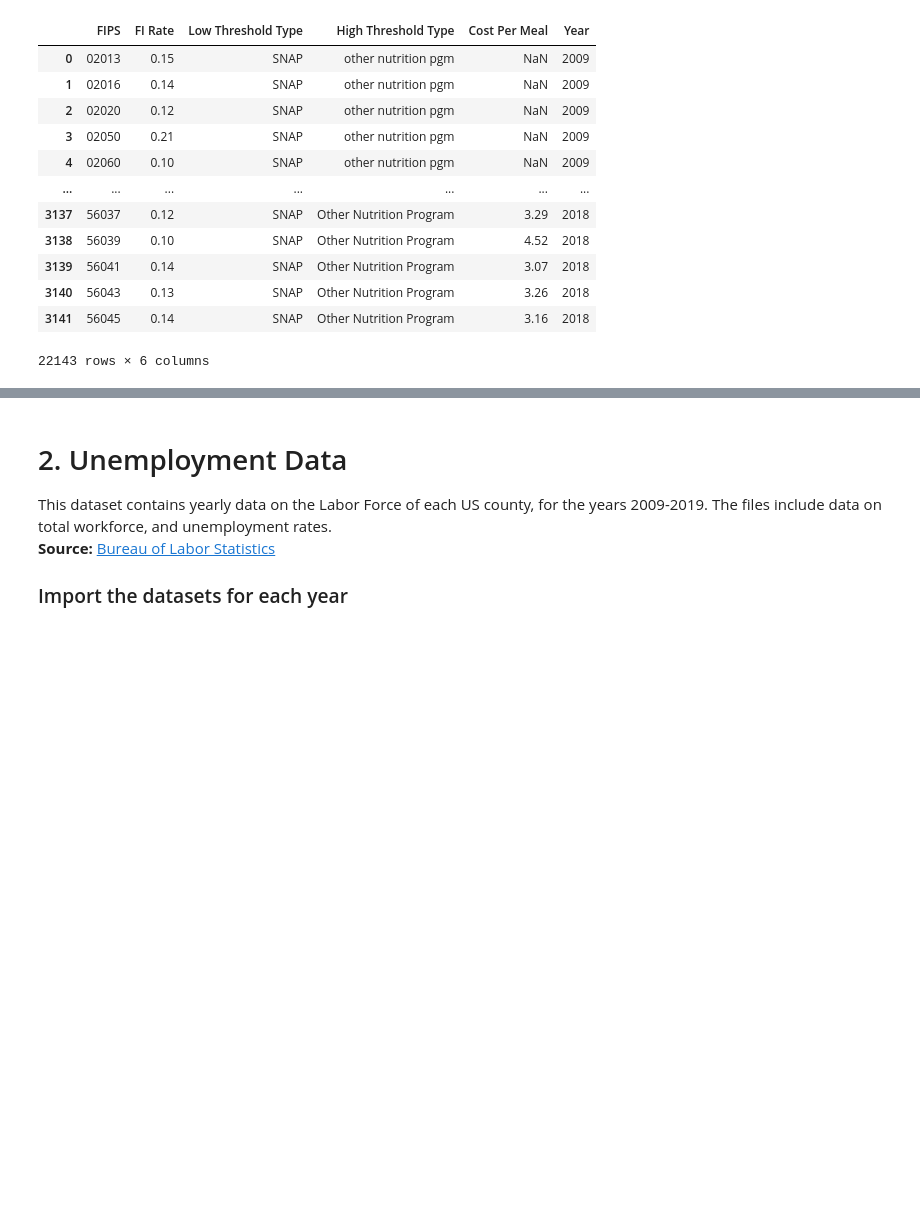
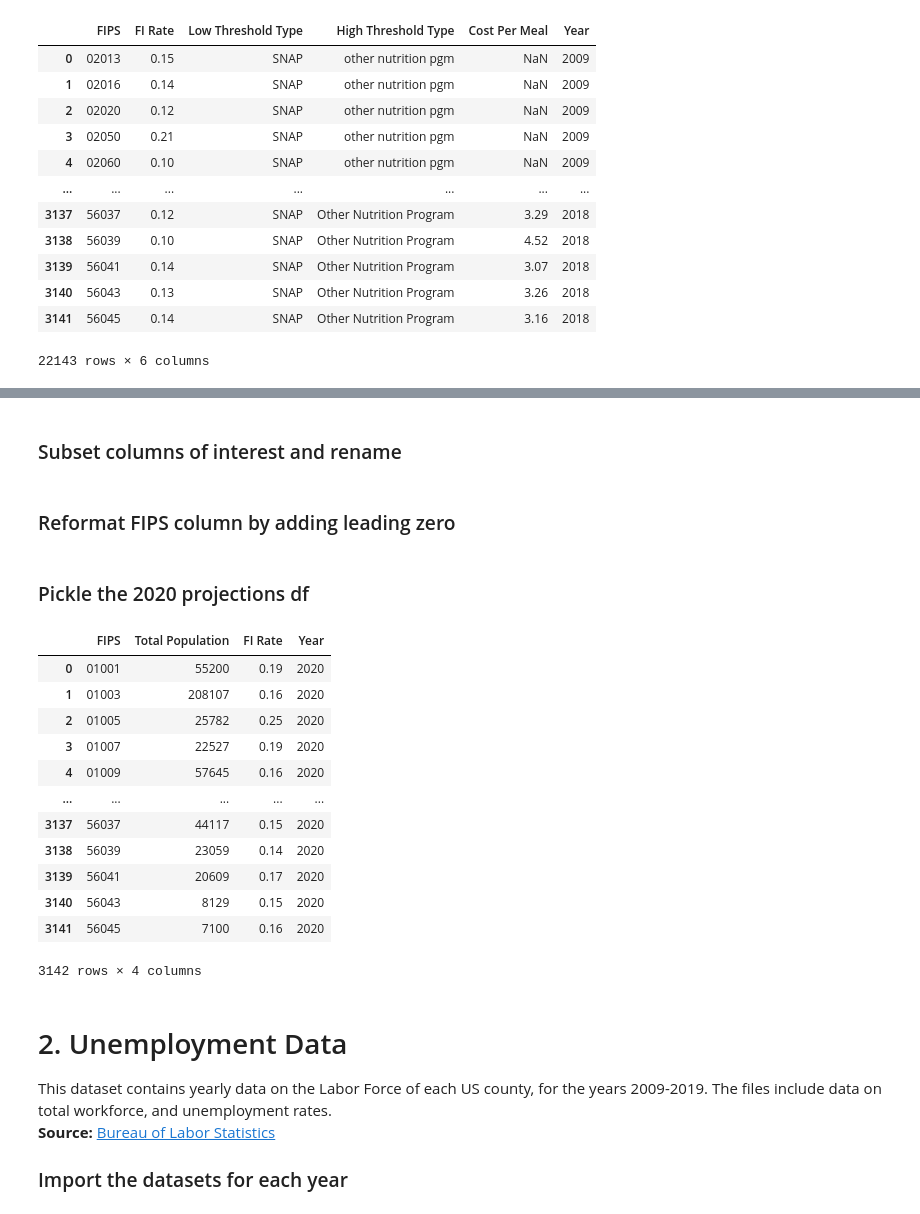
Before and after one commit to khyateed/projecting-food-insecurity, a Jupyter notebook: notebooks/cleaning_pt1.ipynb, the cells around one changed output, grey strips where cells are left out. Saved outputs shown, nothing was run; the diff lists cells and outputs as text; code cells hidden in the pictures; blank space fills up the shorter version.

```diff
--- a/notebooks/cleaning_pt1.ipynb
+++ b/notebooks/cleaning_pt1.ipynb
@@ -218,3 +219,37 @@ df_FA
+# %%
+# read in the projected data for 2020
+df_projection_20 = pd.read_excel(directory+'projection_10.2020.xlsx',sheet_name='County')
+# %% [markdown]
+### Subset columns of interest and rename
+# %%
+df_FA_20 = df_projection_20[['FIPS', 'Total Population',
+    '[Revised Projections – Oct 2020] \n2020 Food Insecurity  %']].rename(columns={'[Revised Projections – Oct 2020] \n2020 Food Insecurity  %':'FI Rate'})
+df_FA_20['Year'] = '2020'
+# %% [markdown]
+### Reformat FIPS column by adding leading zero
+# %%
+df_FA_20['FIPS'] = np.where(df_FA_20['FIPS']<10000,
+                        '0'+df_FA_20['FIPS'].astype(int).astype(str), df_FA_20['FIPS'].astype(int).astype(str))
+# %% [markdown]
+### Pickle the 2020 projections df
+# %%
+with open('../pickled/projection_20.pickle', "wb") as output_file:
+    pickle.dump(df_FA_20, output_file)
+df_FA_20
+# %% [output]
+|  | FIPS | Total Population | FI Rate | Year |
+| 0 | 01001 | 55200 | 0.19 | 2020 |
+| 1 | 01003 | 208107 | 0.16 | 2020 |
+| 2 | 01005 | 25782 | 0.25 | 2020 |
+| 3 | 01007 | 22527 | 0.19 | 2020 |
+| 4 | 01009 | 57645 | 0.16 | 2020 |
+| ... | ... | ... | ... | ... |
+| 3137 | 56037 | 44117 | 0.15 | 2020 |
+| 3138 | 56039 | 23059 | 0.14 | 2020 |
+| 3139 | 56041 | 20609 | 0.17 | 2020 |
+| 3140 | 56043 | 8129 | 0.15 | 2020 |
+| 3141 | 56045 | 7100 | 0.16 | 2020 |
+3142 rows × 4 columns
 # %% [markdown]
 # 2. Unemployment Data
 This dataset contains yearly data on the Labor Force of each US county, for the years 2009-2019. The files include data on total workforce, and unemployment rates.<br>
```
Also changed, not shown: parts of 5 cells of this notebook, 2 other files.
